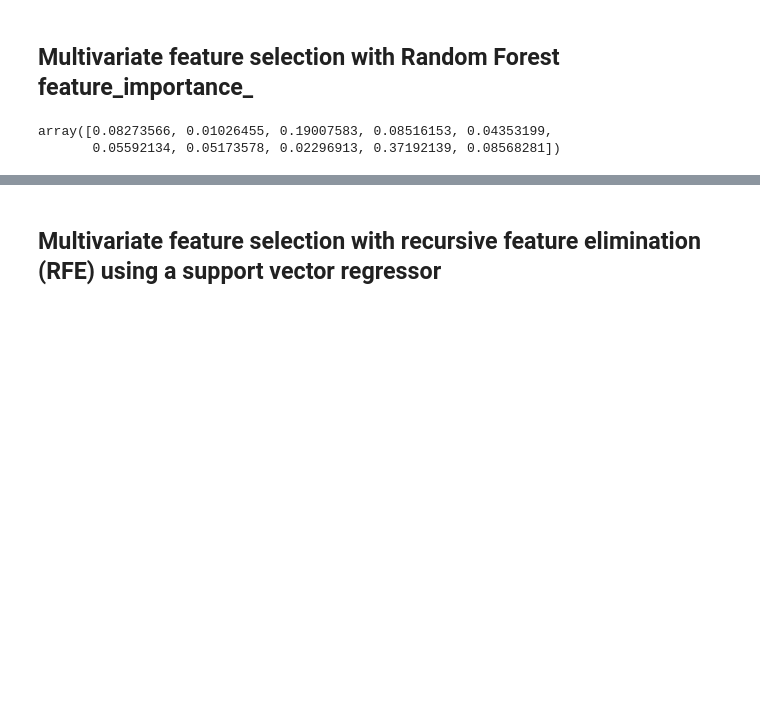
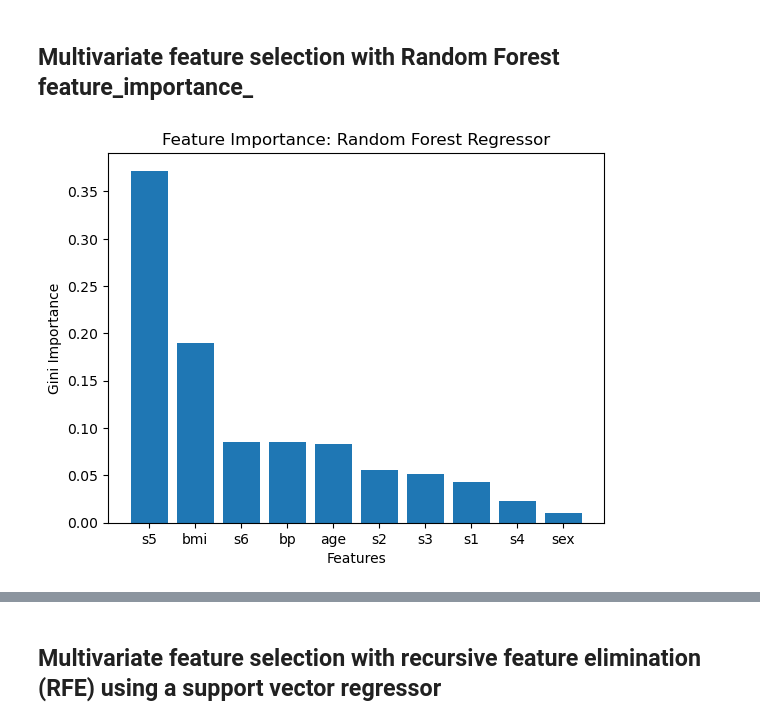
Before and after one commit to lau-allen/feature-selection-comparison, a Jupyter notebook: dsei2100s23hw4p3-feature-selection.ipynb, the cells around one changed output, grey strips where cells are left out. Drawn from its saved outputs; the diff is of its cells as text; code cells hidden in the pictures; blank space fills up the shorter version.

Commit message:
random forest

```diff
--- a/dsei2100s23hw4p3-feature-selection.ipynb
+++ b/dsei2100s23hw4p3-feature-selection.ipynb
@@ -194,11 +194,12 @@ bp : 0.06
 # %%
 # Use random forest feature_importance_ to get the feature importance, sort by the absolute value
 # but show the signed value on y and label on x by variable name
 # Should be a bar graph
 RF_reg = RandomForestRegressor(random_state=seed).fit(X_train, y_train)
-RF_reg.feature_importances_
+plot_importance(RF_reg.feature_importances_, data.feature_names,
+                'Feature Importance: Random Forest Regressor',
+                'Gini Importance');
 # %% [output]
-array([0.08273566, 0.01026455, 0.19007583, 0.08516153, 0.04353199,
-       0.05592134, 0.05173578, 0.02296913, 0.37192139, 0.08568281])
+[figure, added]
 # %%
 # What are the top 5 features according to random forest feature_importance_?
```
Also changed, not shown: parts of 7 cells of this notebook.
